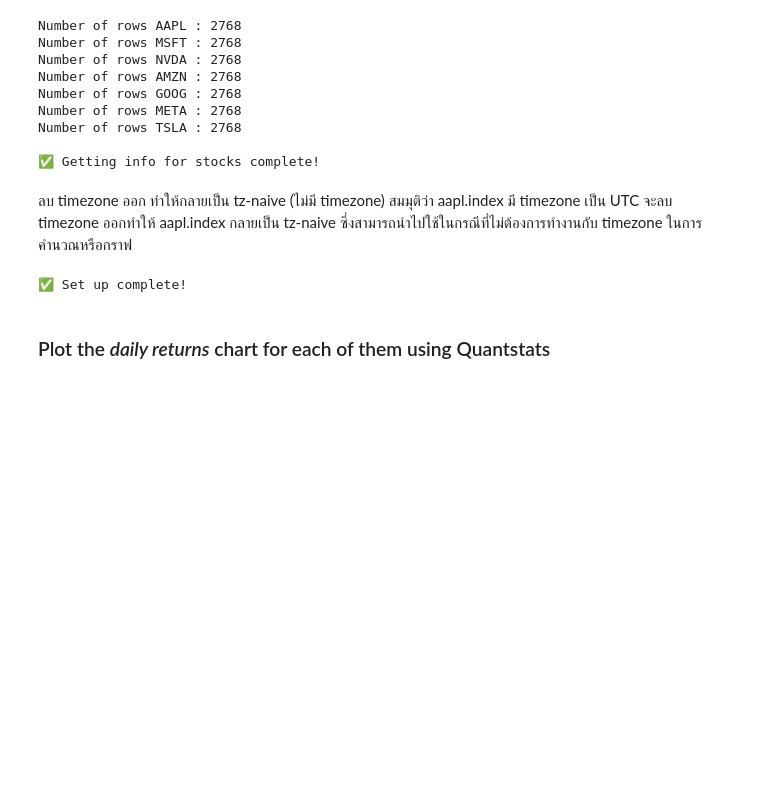
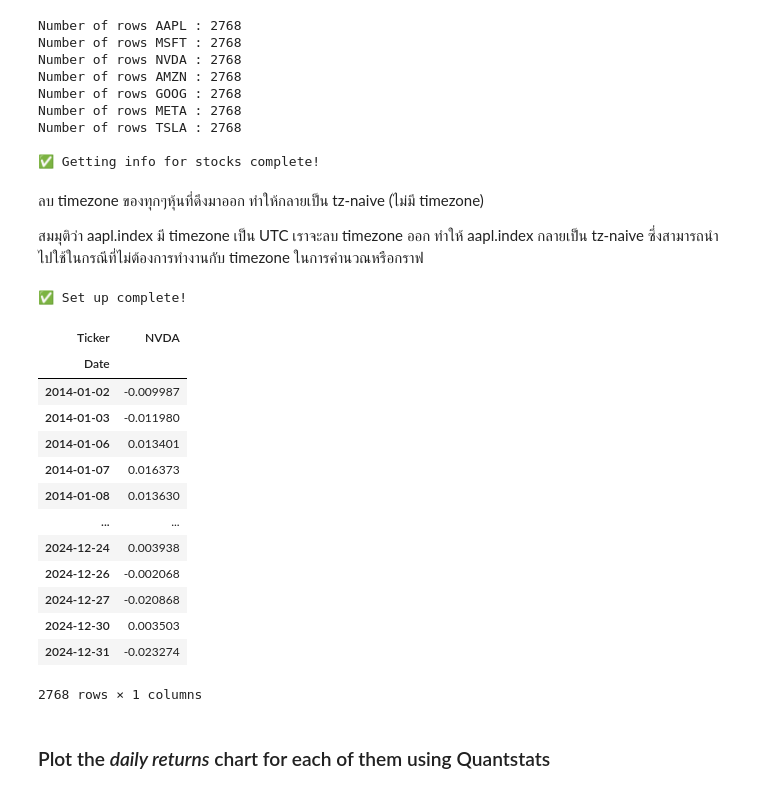
Before and after one commit to Ittiphon17/Portfolio-Theory-Analysis-MAG-7, a Jupyter notebook: Getting Started.ipynb, the cells around one changed output. Saved outputs shown, nothing was run; the diff lists cells and outputs as text; code cells hidden in the pictures; blank space fills up the shorter version.

```diff
--- a/Getting Started.ipynb
+++ b/Getting Started.ipynb
@@ -196,6 +207,7 @@ Number of rows TSLA : 2768
 
 ✅ Getting info for stocks complete!
 # %% [markdown]
-ลบ timezone ออก ทำให้กลายเป็น tz-naive (ไม่มี timezone)
-สมมุติว่า aapl.index มี timezone เป็น UTC จะลบ timezone ออกทำให้ aapl.index กลายเป็น tz-naive ซึ่งสามารถนำไปใช้ในกรณีที่ไม่ต้องการทำงานกับ timezone ในการคำนวณหรือกราฟ
+ลบ timezone ของทุกๆหุ้นที่ดึงมาออก ทำให้กลายเป็น tz-naive (ไม่มี timezone)
+
+สมมุติว่า aapl.index มี timezone เป็น UTC เราจะลบ timezone ออก ทำให้ aapl.index กลายเป็น tz-naive ซึ่งสามารถนำไปใช้ในกรณีที่ไม่ต้องการทำงานกับ timezone ในการคำนวณหรือกราฟ
 # %%
@@ -206,6 +220,24 @@ for df in list_stocks:
 print('✅ Set up complete!')
 # %% [output]
 ✅ Set up complete!
+# %%
+# Example data nvda daily returns
+nvda
+# %% [output]
+| Ticker | NVDA |
+| Date |  |
+| 2014-01-02 | -0.009987 |
+| 2014-01-03 | -0.011980 |
+| 2014-01-06 | 0.013401 |
+| 2014-01-07 | 0.016373 |
+| 2014-01-08 | 0.013630 |
+| ... | ... |
+| 2024-12-24 | 0.003938 |
+| 2024-12-26 | -0.002068 |
+| 2024-12-27 | -0.020868 |
+| 2024-12-30 | 0.003503 |
+| 2024-12-31 | -0.023274 |
+2768 rows × 1 columns
 # %% [markdown]
 ### Plot the *daily returns* chart for each of them using Quantstats
 # %%
```
Also changed, not shown: parts of 28 cells of this notebook.
